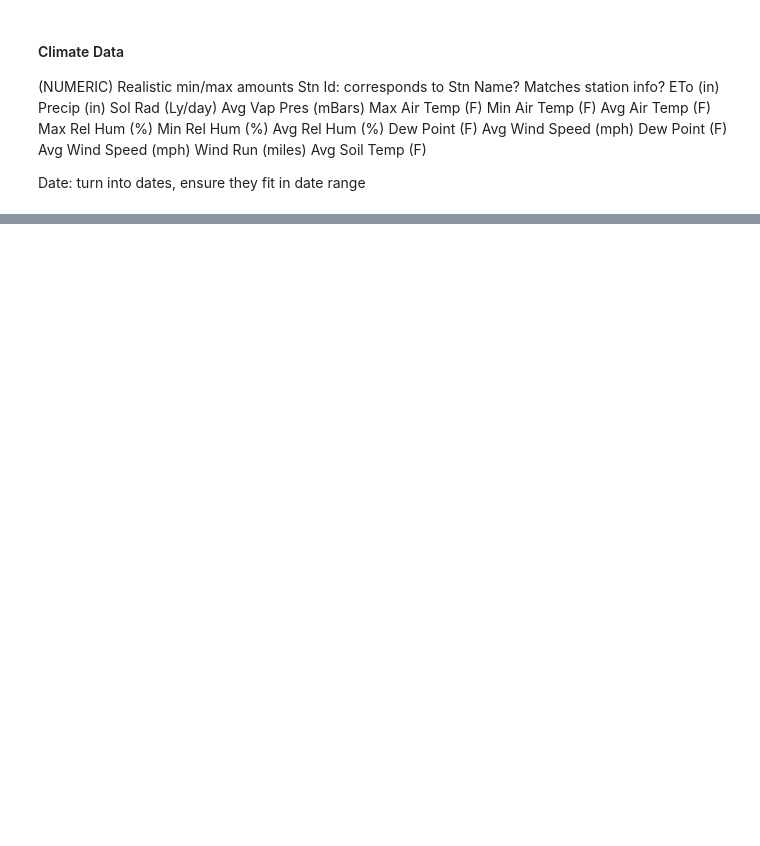
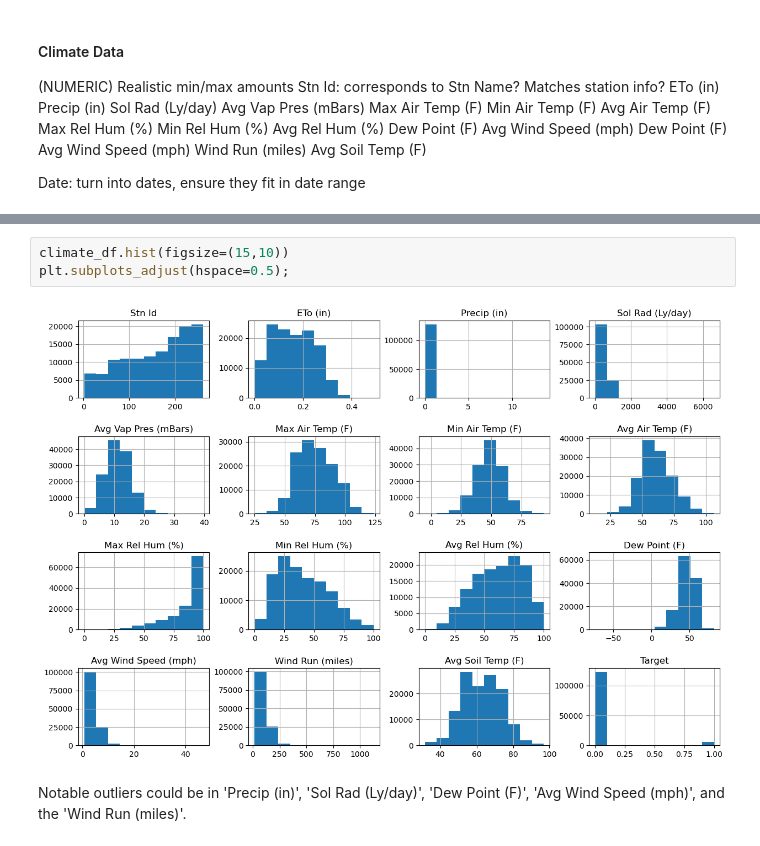
Before and after one commit to raechiang/Capstone-Wildfire, a Jupyter notebook: notebooks/1.0-rc-data-wrangling.ipynb, the cells around one changed output, grey strips where cells are left out. Drawn from its saved outputs; the diff is of its cells as text; blank space fills up the shorter version.

Commit message:
Some more wrangling for fire data. Began working on numerical climate data.

```diff
--- a/notebooks/1.0-rc-data-wrangling.ipynb
+++ b/notebooks/1.0-rc-data-wrangling.ipynb
@@ -740,0 +987,7 @@ Date: turn into dates, ensure they fit in date range
+# %%
+climate_df.hist(figsize=(15,10))
+plt.subplots_adjust(hspace=0.5);
+# %% [output]
+[figure, added]
+# %% [markdown]
+Notable outliers could be in 'Precip (in)', 'Sol Rad (Ly/day)', 'Dew Point (F)', 'Avg Wind Speed (mph)', and the 'Wind Run (miles)'.
```
Also changed, not shown: parts of 20 cells of this notebook.
